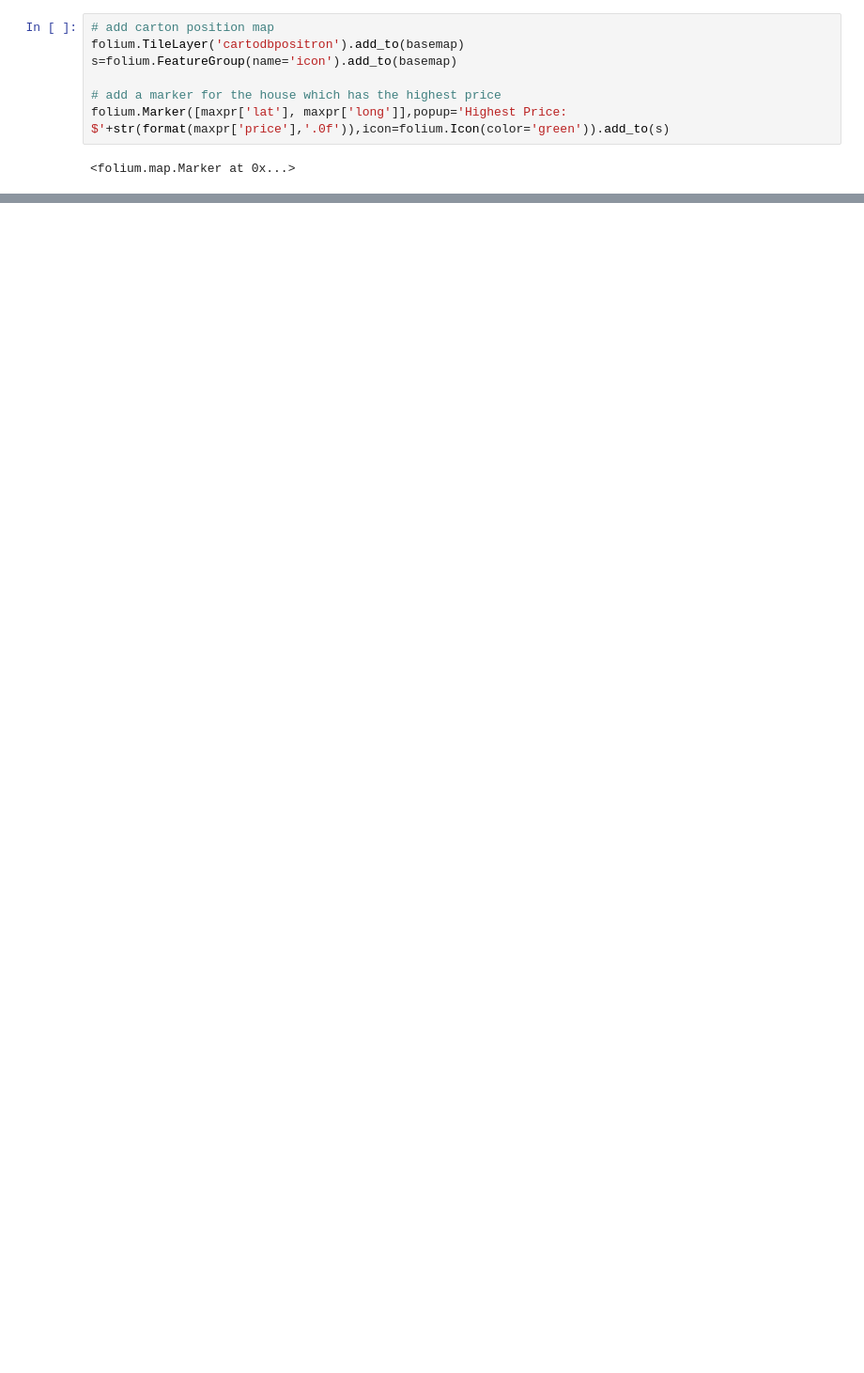
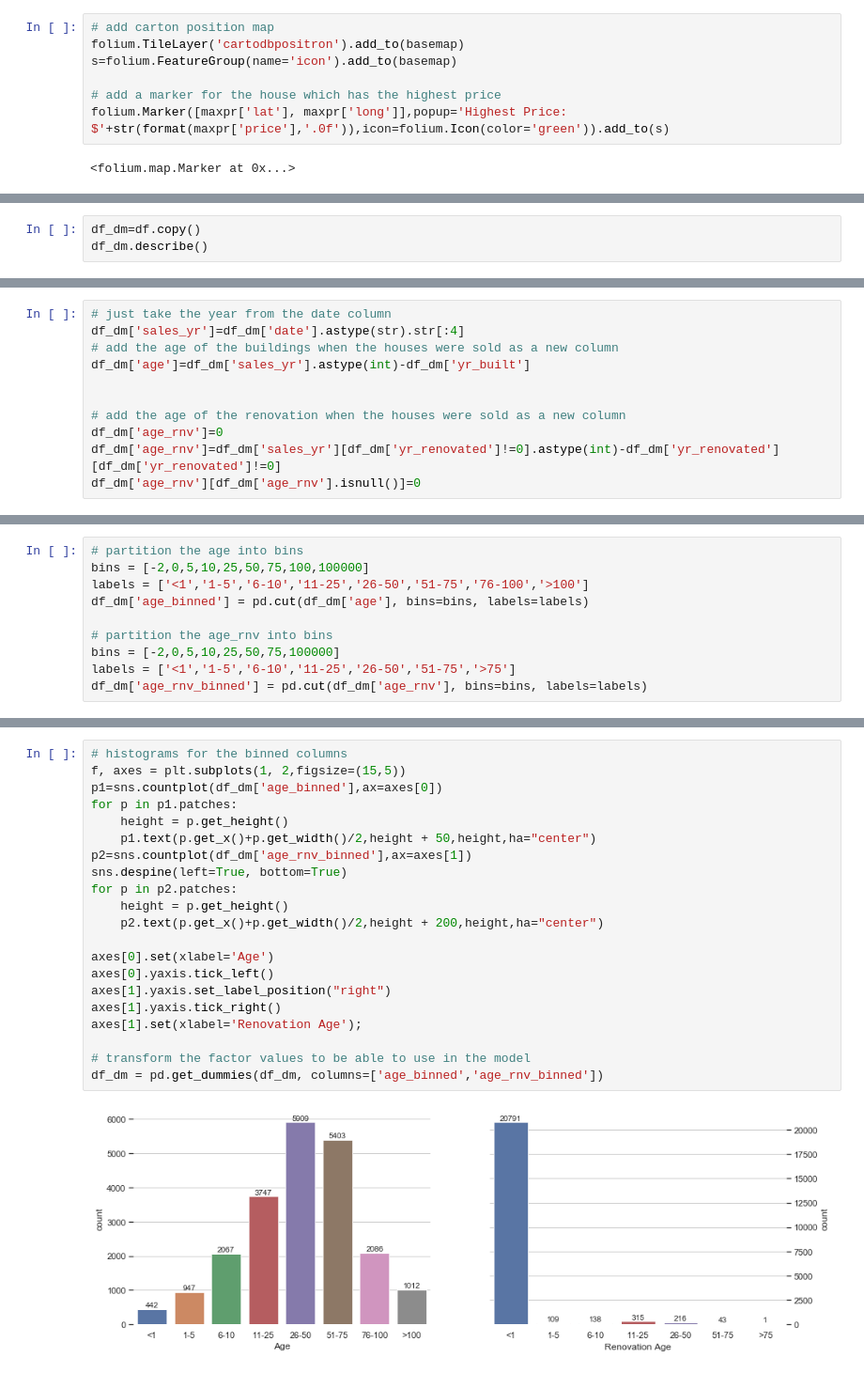
Before and after one commit to dearleiii/data_science_101, a Jupyter notebook: predict_house_value/Predicting house value.ipynb, the cells around one changed output, grey strips where cells are left out. Shown at 94% size. Saved outputs shown, nothing was run; the diff lists cells and outputs as text; blank space fills up the shorter version.

```diff
--- a/predict_house_value/Predicting house value.ipynb
+++ b/predict_house_value/Predicting house value.ipynb
@@ -333,0 +382,3 @@ basemap
+# %%
+df_dm=df.copy()
+df_dm.describe()
@@ -333,0 +395,11 @@ basemap
+# %%
+# just take the year from the date column
+df_dm['sales_yr']=df_dm['date'].astype(str).str[:4]
+# add the age of the buildings when the houses were sold as a new column
+df_dm['age']=df_dm['sales_yr'].astype(int)-df_dm['yr_built']
+
+
+# add the age of the renovation when the houses were sold as a new column
+df_dm['age_rnv']=0
+df_dm['age_rnv']=df_dm['sales_yr'][df_dm['yr_renovated']!=0].astype(int)-df_dm['yr_renovated'][df_dm['yr_renovated']!=0]
+df_dm['age_rnv'][df_dm['age_rnv'].isnull()]=0
@@ -333,0 +411,10 @@ basemap
+# %%
+# partition the age into bins
+bins = [-2,0,5,10,25,50,75,100,100000]
+labels = ['<1','1-5','6-10','11-25','26-50','51-75','76-100','>100']
+df_dm['age_binned'] = pd.cut(df_dm['age'], bins=bins, labels=labels)
+
+# partition the age_rnv into bins
+bins = [-2,0,5,10,25,50,75,100000]
+labels = ['<1','1-5','6-10','11-25','26-50','51-75','>75']
+df_dm['age_rnv_binned'] = pd.cut(df_dm['age_rnv'], bins=bins, labels=labels)
@@ -333,0 +423,23 @@ basemap
+# %%
+# histograms for the binned columns
+f, axes = plt.subplots(1, 2,figsize=(15,5))
+p1=sns.countplot(df_dm['age_binned'],ax=axes[0])
+for p in p1.patches:
+    height = p.get_height()
+    p1.text(p.get_x()+p.get_width()/2,height + 50,height,ha="center")
+p2=sns.countplot(df_dm['age_rnv_binned'],ax=axes[1])
+sns.despine(left=True, bottom=True)
+for p in p2.patches:
+    height = p.get_height()
+    p2.text(p.get_x()+p.get_width()/2,height + 200,height,ha="center")
+
+axes[0].set(xlabel='Age')
+axes[0].yaxis.tick_left()
+axes[1].yaxis.set_label_position("right")
+axes[1].yaxis.tick_right()
+axes[1].set(xlabel='Renovation Age');
+
+# transform the factor values to be able to use in the model
+df_dm = pd.get_dummies(df_dm, columns=['age_binned','age_rnv_binned'])
+# %% [output]
+[figure, added]
```
Also changed, not shown: parts of 12 cells of this notebook.
